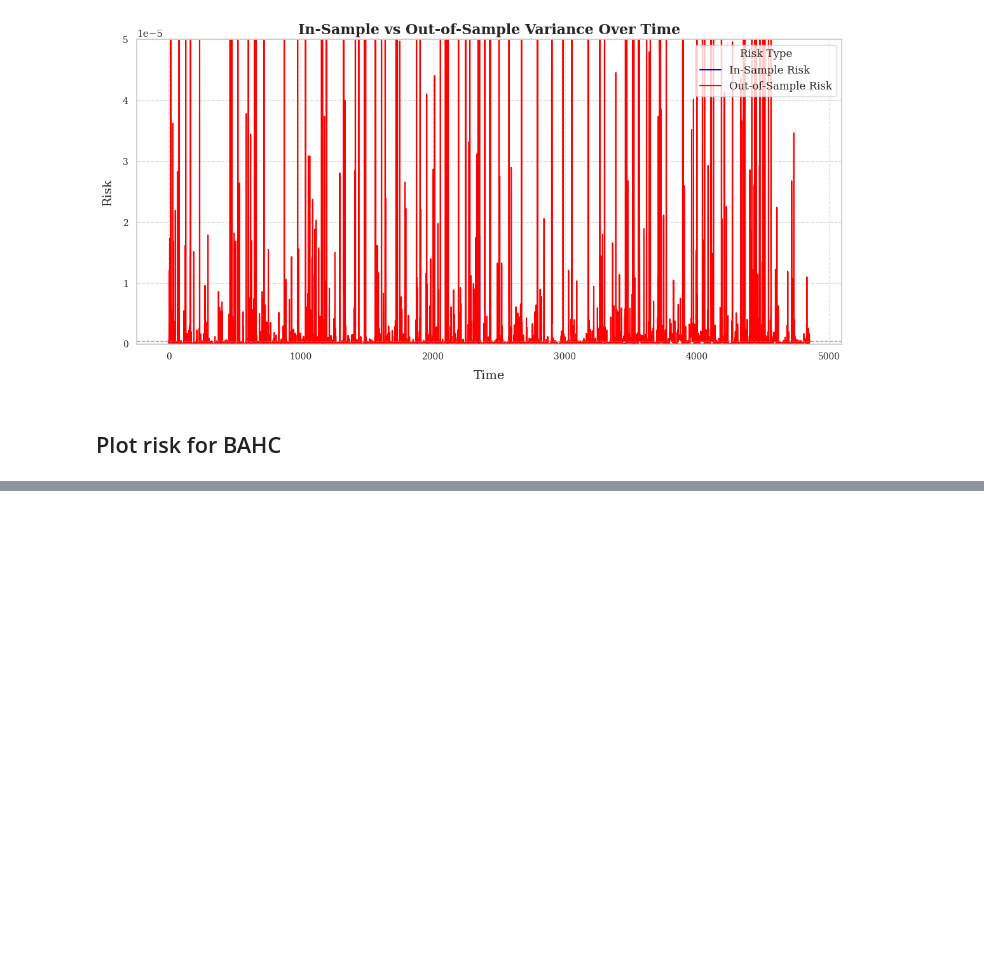
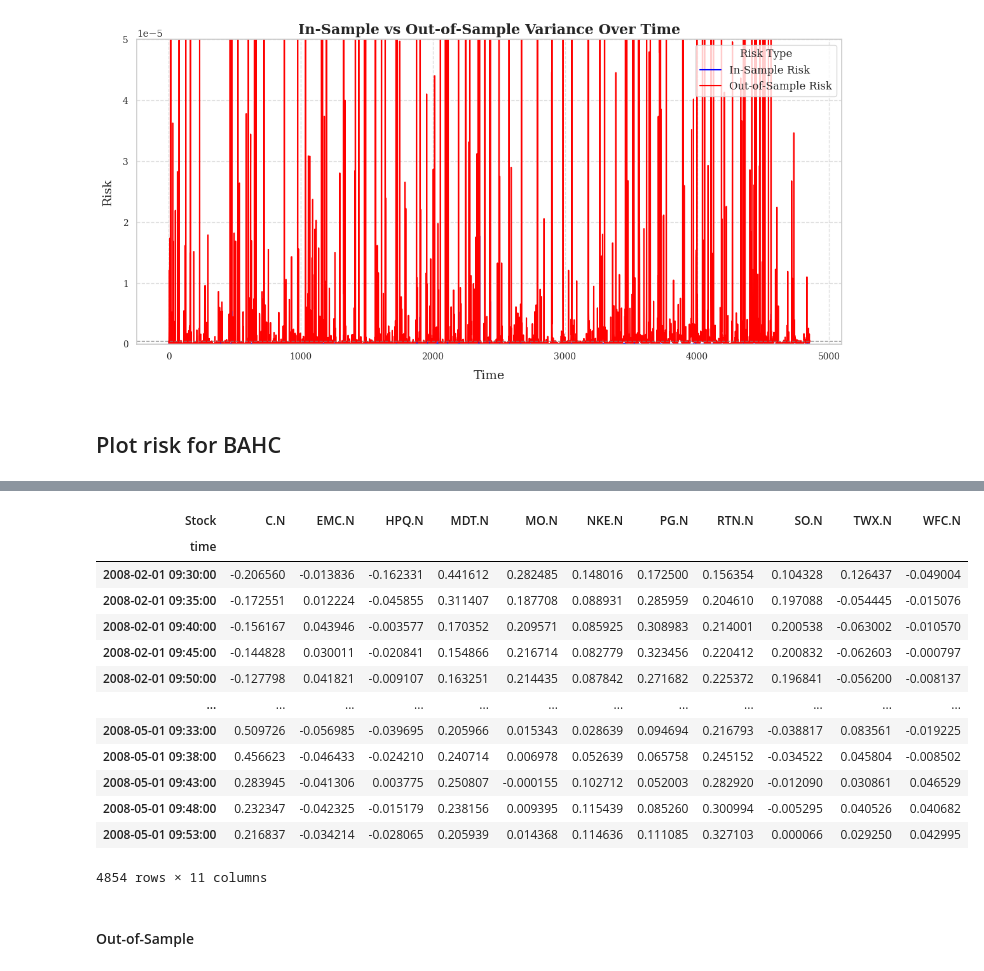
Before and after one commit to valee99/FIN-525-Project, a Jupyter notebook: main.ipynb, the cells around one changed output, grey strips where cells are left out. Drawn from its saved outputs; the diff is of its cells as text; code cells hidden in the pictures; blank space fills up the shorter version.

```diff
--- a/main.ipynb
+++ b/main.ipynb
@@ -49,0 +216,6 @@ It is possible to observe that out-of-sample, as expected, the variance is highe
+# %%
+T_in = 60  # lenght of the rolling window in minutes
+start_period_out_sample = end_period_in_sample
+end_period_out_sample = start_period_out_sample + (end_period_in_sample - start_period_in_sample) # keep same length as in-sample
+t0s_out_sample = np.arange(start_period_out_sample, end_period_out_sample ,dT)    # 16031 is the index st the last date is 29/02/2008
+t0s_out_sample
@@ -83,0 +442,37 @@ We then computed both in-sample and out-of-sample variances. As anticipated, the
+# %%
+riks_in_sample = []
+weights = []
+means_in_sample = []
+
+for t0 in t0s:
+
+  t1 = t0 + T_in
+  log_rets_cut = log_rets.iloc[t0:t1]
+
+  # Compute means, std and correlation
+  mean_values = log_rets_cut.mean()
+
+  # center the data to execute the BAHC
+  log_rets_cut_centered = StandardScaler(with_mean=True, with_std=False).fit_transform(log_rets_cut)
+  bahc_log_rets = BAHC(log_rets_cut_centered.T, K=1, Nboot=100, method='near', filter_type='covariance')
+  bahc_covariance_matrix_array = bahc_log_rets.filter_matrix()
+
+  # convert the array to a dataframe
+  bahc_covariance_matrix = pd.DataFrame(bahc_covariance_matrix_array, index=log_rets_cut.columns, columns=log_rets_cut.columns)
+
+  weights_GVM_list = compute_weights_GVM(bahc_covariance_matrix_array)
+  weights_GVM = np.array(weights_GVM_list)
+
+
+  # compute the risk
+  risk = np.dot(weights_GVM.T, np.dot(bahc_covariance_matrix, weights_GVM))
+
+  # Append the results to the lists
+  means_in_sample.append(mean_values)
+  riks_in_sample.append(risk)
+  weights.append(weights_GVM)
+# %%
+# Create DataFrames
+moving_avg_in_sample_bahc = pd.DataFrame(means_in_sample, index=log_rets.index[t0s+T_in], columns=pivot_table.columns)
+risks_df_in_sample_bahc = pd.DataFrame(riks_in_sample, index=log_rets.index[t0s+T_in], columns=['Risk'])
+weights_bahc = pd.DataFrame(weights, index=log_rets.index[t0s+T_in], columns=pivot_table.columns)
@@ -83,0 +496,19 @@ We then computed both in-sample and out-of-sample variances. As anticipated, the
+# %%
+weights_bahc
+# %% [output]
+| Stock | C.N | EMC.N | HPQ.N | MDT.N | MO.N | NKE.N | PG.N | RTN.N | SO.N | TWX.N | WFC.N |
+| time |  |  |  |  |  |  |  |  |  |  |  |
+| 2008-02-01 09:30:00 | -0.206560 | -0.013836 | -0.162331 | 0.441612 | 0.282485 | 0.148016 | 0.172500 | 0.156354 | 0.104328 | 0.126437 | -0.049004 |
+| 2008-02-01 09:35:00 | -0.172551 | 0.012224 | -0.045855 | 0.311407 | 0.187708 | 0.088931 | 0.285959 | 0.204610 | 0.197088 | -0.054445 | -0.015076 |
+| 2008-02-01 09:40:00 | -0.156167 | 0.043946 | -0.003577 | 0.170352 | 0.209571 | 0.085925 | 0.308983 | 0.214001 | 0.200538 | -0.063002 | -0.010570 |
+| 2008-02-01 09:45:00 | -0.144828 | 0.030011 | -0.020841 | 0.154866 | 0.216714 | 0.082779 | 0.323456 | 0.220412 | 0.200832 | -0.062603 | -0.000797 |
+| 2008-02-01 09:50:00 | -0.127798 | 0.041821 | -0.009107 | 0.163251 | 0.214435 | 0.087842 | 0.271682 | 0.225372 | 0.196841 | -0.056200 | -0.008137 |
+| ... | ... | ... | ... | ... | ... | ... | ... | ... | ... | ... | ... |
+| 2008-05-01 09:33:00 | 0.509726 | -0.056985 | -0.039695 | 0.205966 | 0.015343 | 0.028639 | 0.094694 | 0.216793 | -0.038817 | 0.083561 | -0.019225 |
+| 2008-05-01 09:38:00 | 0.456623 | -0.046433 | -0.024210 | 0.240714 | 0.006978 | 0.052639 | 0.065758 | 0.245152 | -0.034522 | 0.045804 | -0.008502 |
+| 2008-05-01 09:43:00 | 0.283945 | -0.041306 | 0.003775 | 0.250807 | -0.000155 | 0.102712 | 0.052003 | 0.282920 | -0.012090 | 0.030861 | 0.046529 |
+| 2008-05-01 09:48:00 | 0.232347 | -0.042325 | -0.015179 | 0.238156 | 0.009395 | 0.115439 | 0.085260 | 0.300994 | -0.005295 | 0.040526 | 0.040682 |
+| 2008-05-01 09:53:00 | 0.216837 | -0.034214 | -0.028065 | 0.205939 | 0.014368 | 0.114636 | 0.111085 | 0.327103 | 0.000066 | 0.029250 | 0.042995 |
+4854 rows × 11 columns
+# %% [markdown]
+#### Out-of-Sample
```
Also changed, not shown: parts of 51 cells of this notebook, 13 other files.
